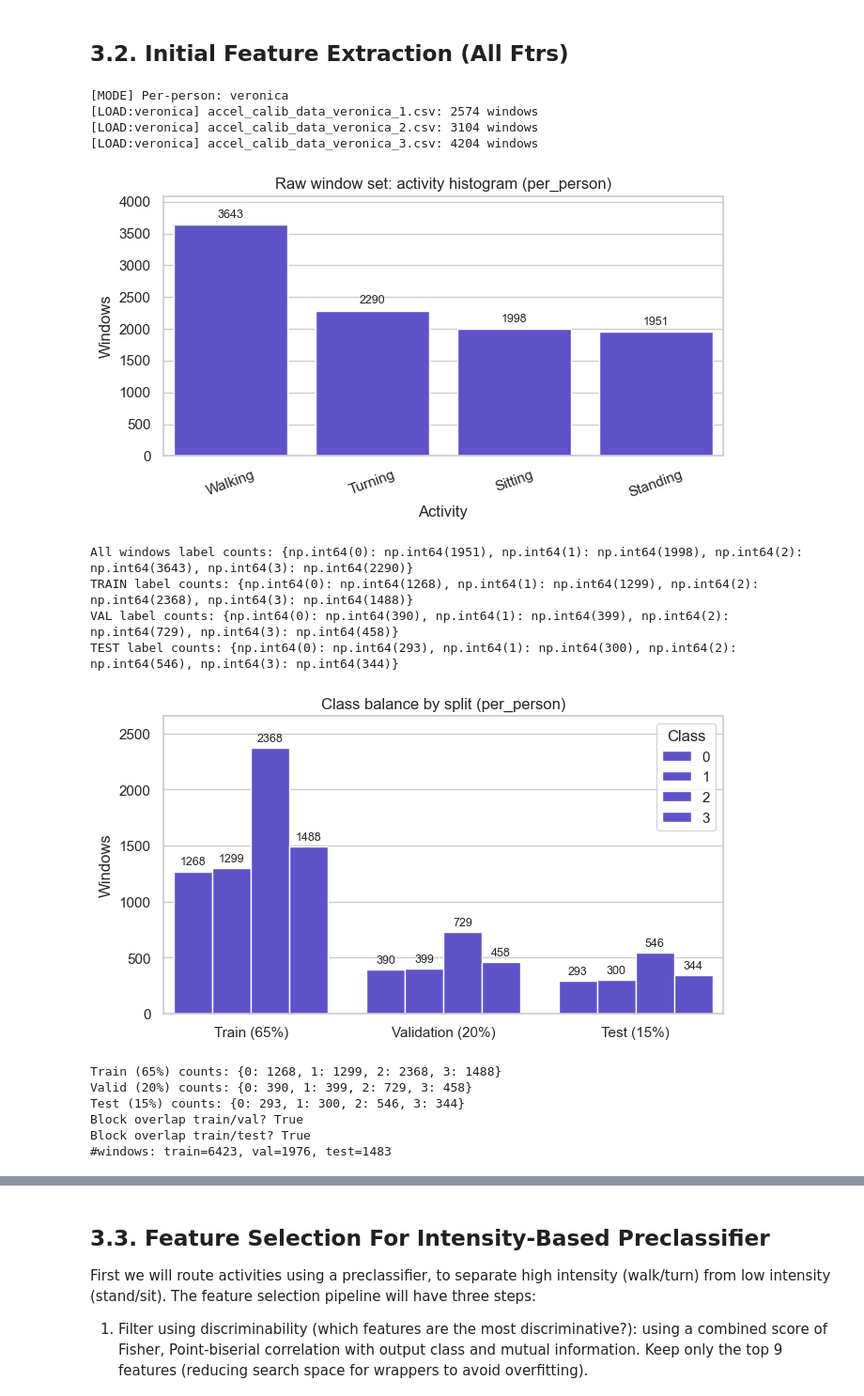
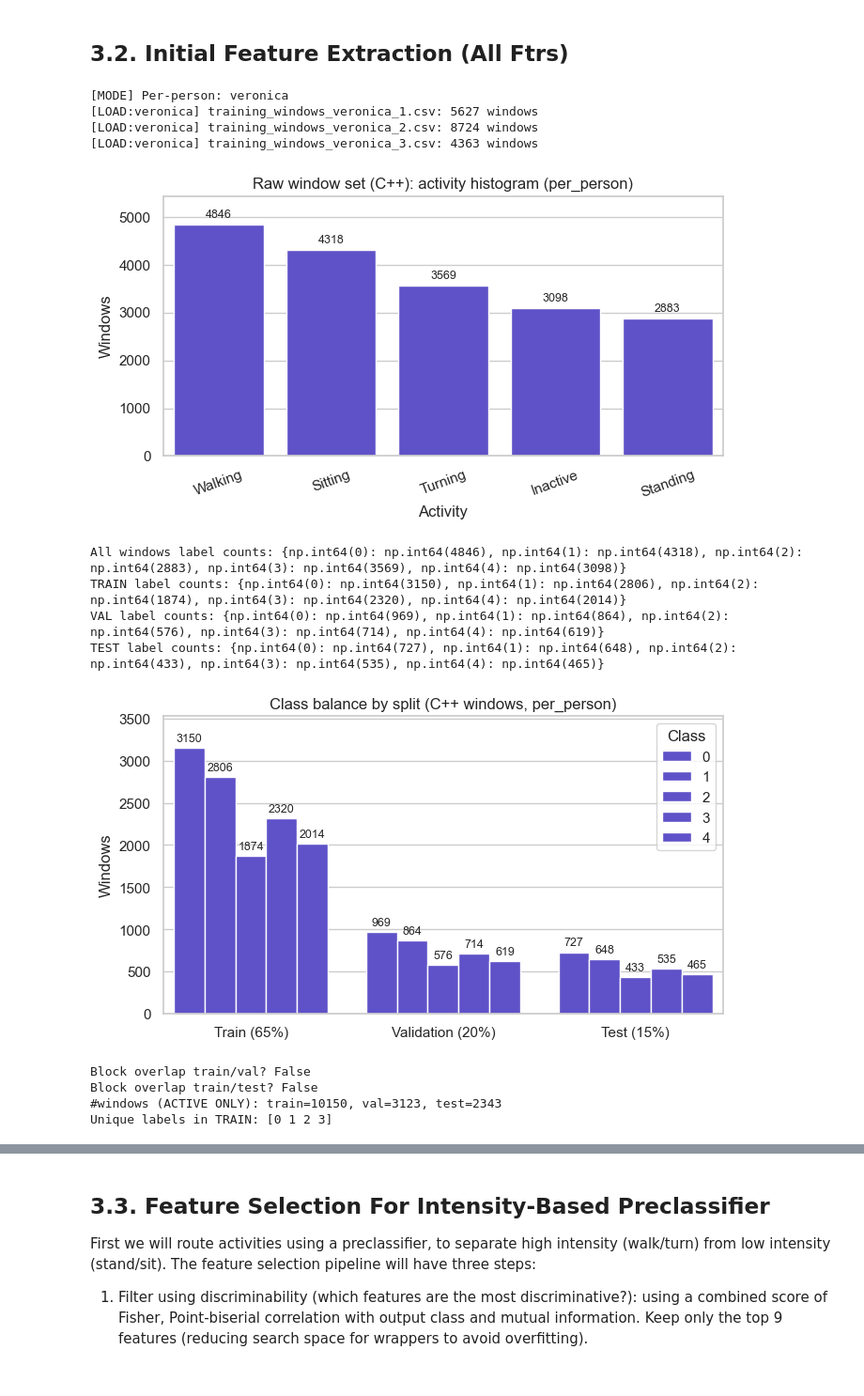
Before and after one commit to vxron/accelerometry-har, a Jupyter notebook: src/TrainSVM.ipynb, the cells around one changed output, grey strips where cells are left out. Shown at 94% size. Drawn from its saved outputs; the diff is of its cells as text; code cells hidden in the pictures.

Commit message:
fix python / c++ ftr extraction for consistency

```diff
--- a/src/TrainSVM.ipynb
+++ b/src/TrainSVM.ipynb
@@ -48,16 +49,19 @@ MODE        = "per_person"     # "general" or "per_person"
 SPLIT_MODE  = "block"     # or "block" (for individual person)
 PERSON      = "veronica"          # or "paul", etc.
 
+# Just make it match enum vals in Types.h
 LABEL_NAME_TO_ID = {
-    "stand": 0,
+    "walk": 0,
     "sit":   1,
-    "walk":  2,
+    "stand":  2,
     "turn":  3,
+    "inactive" : 4,
 }
 STAND_ID = LABEL_NAME_TO_ID["stand"]
 SIT_ID   = LABEL_NAME_TO_ID["sit"]
 WALK_ID  = LABEL_NAME_TO_ID["walk"]
 TURN_ID  = LABEL_NAME_TO_ID["turn"]
+INACTIVE_ID = LABEL_NAME_TO_ID["inactive"]
 
 ACTIVITY_ORDER_BASE = ["stand", "walk", "sit", "turn"]
 
@@ -84,7 +88,6 @@ DYN_LABELS = {
 FS    = 119.0   # Hz (CLI overridable)
 WIN   = 200     # samples (CLI)
 HOP   = 100     # samples (CLI) 50% overlap
-GUARD = 50      # samples trimmed from each block edge (CLI)
 NUM_AXES = 3    # triaxial signal
 
 AR_ORDER = 4
@@ -1479,48 +1587,55 @@ def attach_features_to_windows(
 # %% [markdown]
 ## 3.2. Initial Feature Extraction (All Ftrs)
 # %%
+INACTIVE_ID = 4
+ACTIVE_IDS = {0, 1, 2, 3}   # just for clarity
+
+def drop_inactive(windows, inactive_id=INACTIVE_ID):
+    """Filter out windows whose label is the inactive class."""
+    return [w for w in windows if w.window_label != inactive_id]
+
 # ================== 1) LOAD WINDOWS & GROUPWISE SPLIT ==================
-windows, y_all, groups, idx_tr, idx_val, idx_te = load_calib_windows_for_svm(
-    mode=MODE,
-    data_root=DATA_ROOT,
-    person=PERSON,
-    fs=FS,
-    win_len_samples=WIN,
-    win_hop_samples=HOP,
-    guard_samples=GUARD,
-    start_activity="stand",
+windows, y_all, groups, idx_tr, idx_val, idx_te = load_training_windows_for_svm(
+    mode=MODE,          # "per_person" or "general"
+    data_root=DATA_ROOT,  # HARSys/data
+    person=PERSON,      # "veronica" when MODE == "per_person"
     train_frac=0.65,
     val_frac=0.20,
     test_frac=0.15,
     seed=SEED,
 )
 
 # build window subsets per split
 windows_tr  = [windows[i] for i in idx_tr]
 windows_val = [windows[i] for i in idx_val]
 windows_te  = [windows[i] for i in idx_te]
 
-y_tr  = y_all[idx_tr]
-y_val = y_all[idx_val]
-y_te  = y_all[idx_te]
+# drop inactive class 4 before any feature extraction
+windows_tr  = drop_inactive(windows_tr)
+windows_val = drop_inactive(windows_val)
+windows_te  = drop_inactive(windows_te)
 
-print(f"#windows: train={len(windows_tr)}, val={len(windows_val)}, test={len(windows_te)}")
+# rebuild y_* from the filtered windows so labels match 1-to-1
+y_tr  = np.array([w.window_label for w in windows_tr], dtype=int)
+y_val = np.array([w.window_label for w in windows_val], dtype=int)
+y_te  = np.array([w.window_label for w in windows_te], dtype=int)
+
+print(f"#windows (ACTIVE ONLY): train={len(windows_tr)}, val={len(windows_val)}, test={len(windows_te)}")
+print("Unique labels in TRAIN:", np.unique(y_tr))
 # %% [output]
 [MODE] Per-person: veronica
-[LOAD:veronica] accel_calib_data_veronica_1.csv: 2574 windows
-[LOAD:veronica] accel_calib_data_veronica_2.csv: 3104 windows
-[LOAD:veronica] accel_calib_data_veronica_3.csv: 4204 windows
+[LOAD:veronica] training_windows_veronica_1.csv: 5627 windows
+[LOAD:veronica] training_windows_veronica_2.csv: 8724 windows
+[LOAD:veronica] training_windows_veronica_3.csv: 4363 windows
-[figure, old version]
+[figure, new version]
-All windows label counts: {np.int64(0): np.int64(1951), np.int64(1): np.int64(1998), np.int64(2): np.int64(3643), np.int64(3): np.int64(2290)}
-TRAIN label counts: {np.int64(0): np.int64(1268), np.int64(1): np.int64(1299), np.int64(2): np.int64(2368), np.int64(3): np.int64(1488)}
-VAL label counts: {np.int64(0): np.int64(390), np.int64(1): np.int64(399), np.int64(2): np.int64(729), np.int64(3): np.int64(458)}
-TEST label counts: {np.int64(0): np.int64(293), np.int64(1): np.int64(300), np.int64(2): np.int64(546), np.int64(3): np.int64(344)}
+All windows label counts: {np.int64(0): np.int64(4846), np.int64(1): np.int64(4318), np.int64(2): np.int64(2883), np.int64(3): np.int64(3569), np.int64(4): np.int64(3098)}
+TRAIN label counts: {np.int64(0): np.int64(3150), np.int64(1): np.int64(2806), np.int64(2): np.int64(1874), np.int64(3): np.int64(2320), np.int64(4): np.int64(2014)}
+VAL label counts: {np.int64(0): np.int64(969), np.int64(1): np.int64(864), np.int64(2): np.int64(576), np.int64(3): np.int64(714), np.int64(4): np.int64(619)}
+TEST label counts: {np.int64(0): np.int64(727), np.int64(1): np.int64(648), np.int64(2): np.int64(433), np.int64(3): np.int64(535), np.int64(4): np.int64(465)}
-[figure, old version]
+[figure, new version]
-Train (65%) counts: {0: 1268, 1: 1299, 2: 2368, 3: 1488}
-Valid (20%) counts: {0: 390, 1: 399, 2: 729, 3: 458}
-Test (15%) counts: {0: 293, 1: 300, 2: 546, 3: 344}
-Block overlap train/val? True
-Block overlap train/test? True
-#windows: train=6423, val=1976, test=1483
+Block overlap train/val? False
+Block overlap train/test? False
+#windows (ACTIVE ONLY): train=10150, val=3123, test=2343
+Unique labels in TRAIN: [0 1 2 3]
 # %%
 # ================== 2) FEATURE EXTRACTION ON EACH SPLIT ==================
```
Also changed, not shown: parts of 19 cells of this notebook, 2 other files.
